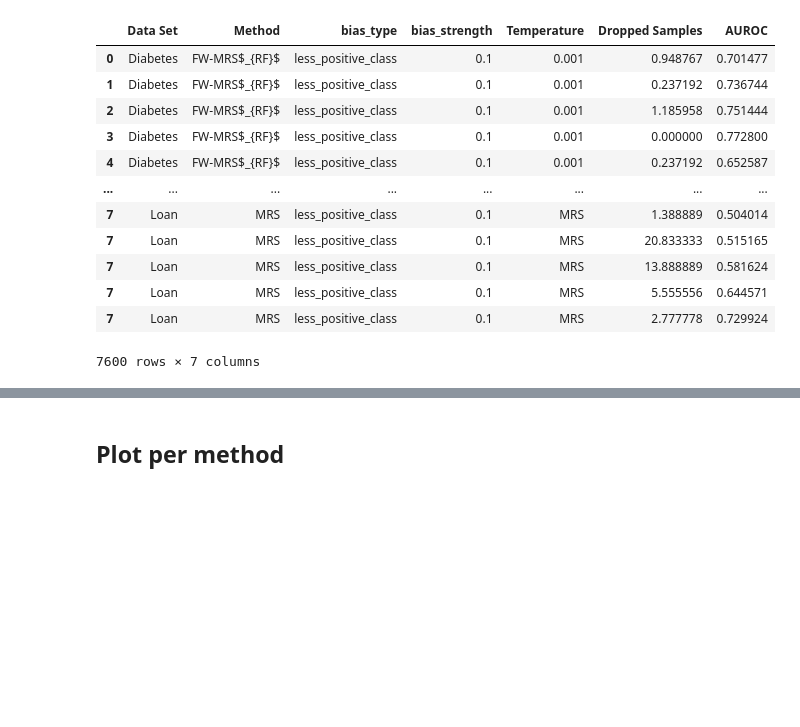
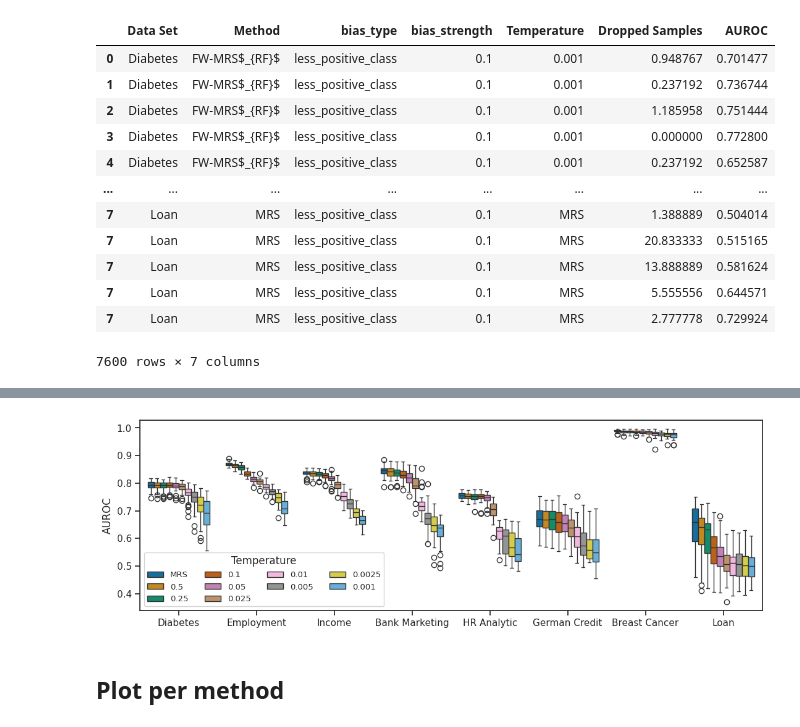
Before and after one commit to thauptmann/FeatureWeightDebiasing, a Jupyter notebook: notebooks/create_boxplots.ipynb, the cells around one changed output, grey strips where cells are left out. Saved outputs shown, nothing was run; the diff lists cells and outputs as text; code cells hidden in the pictures; blank space fills up the shorter version.

```diff
--- a/notebooks/create_boxplots.ipynb
+++ b/notebooks/create_boxplots.ipynb
@@ -170,3 +172,21 @@ plt.savefig("diagrams/auroc_per_temperature_fixed.pdf", bbox_inches="tight", pad
+# %%
+plt.figure(figsize=(13, 4))
+ylabel="Relative Dropped Samples (%)"
+sns.set_theme(style="ticks", palette="colorblind")
+ax = sns.boxplot(data=result_df[result_df["Method"].isin(["MRS", "FW-MRS$_{SVM}$"])], y="Dropped Samples", x="Data Set",
+            hue="Temperature", legend=True, hue_order=hue_order)
+ax.legend(title="Temperature", ncol=2)
+ax.set(ylabel=ylabel, xlabel="")
+plt.savefig("diagrams/dropped_samples_per_temperature_fixed_svm.pdf", bbox_inches="tight", pad_inches=0.0)
+plt.clf()
+
+ax = sns.boxplot(data=result_df[result_df["Method"].isin(["MRS", "FW-MRS$_{SVM}$"])], y="AUROC", x="Data Set",
+            hue="Temperature", legend=True, hue_order=hue_order )
+ax.set(ylabel="AUROC", xlabel="")
+ax.legend(title="Temperature", ncol=4, fontsize='9.5')
+plt.savefig("diagrams/auroc_per_temperature_fixed_svm.pdf", bbox_inches="tight", pad_inches=0.0)
+# %% [output]
+[figure, added]
 # %% [markdown]
 ## Plot per method
 # %%
```
Also changed, not shown: parts of 1 cell of this notebook, 10 other files.
